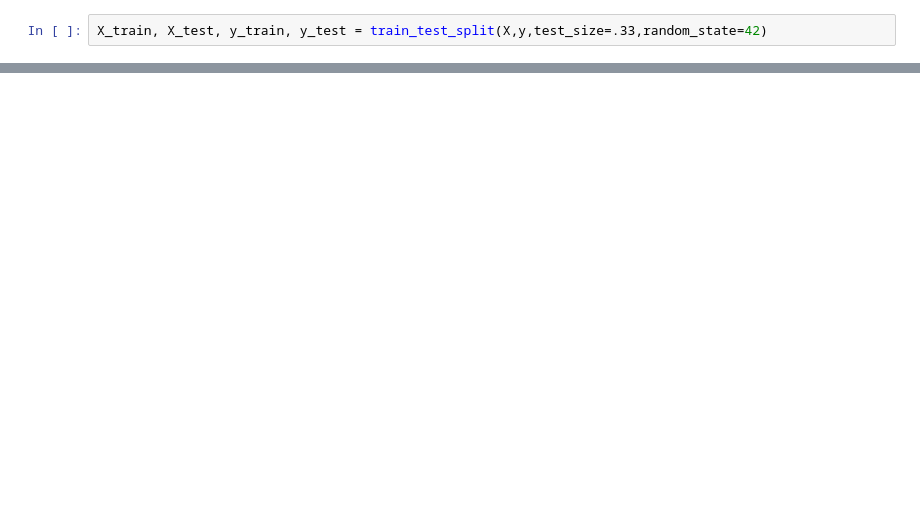
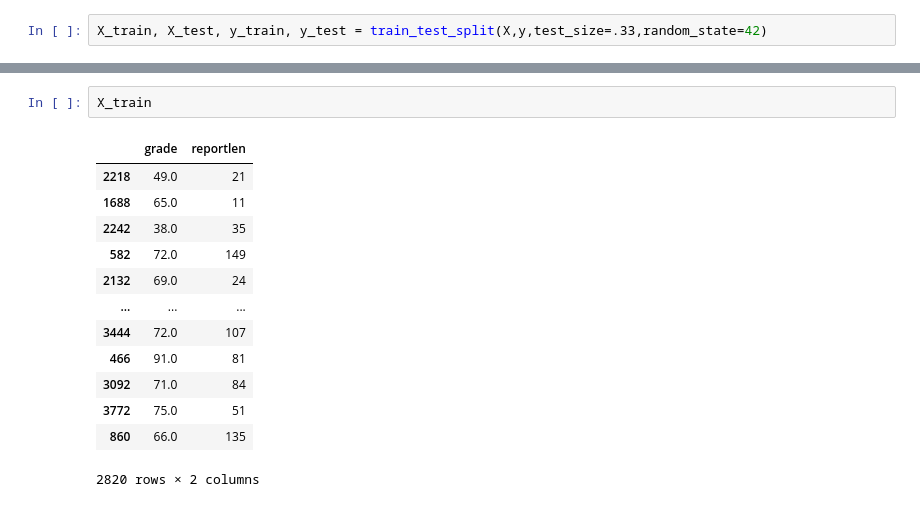
Before and after one commit to jpalgon/Draft_Scouting, a Jupyter notebook: Modeling.ipynb, the cells around one changed output, grey strips where cells are left out. Drawn from its saved outputs; the diff is of its cells as text; blank space fills up the shorter version.

```diff
--- a/Modeling.ipynb
+++ b/Modeling.ipynb
@@ -174,0 +151,16 @@ ValueError: Unknown label type: 'unknown'
+# %%
+X_train
+# %% [output]
+|  | grade | reportlen |
+| 2218 | 49.0 | 21 |
+| 1688 | 65.0 | 11 |
+| 2242 | 38.0 | 35 |
+| 582 | 72.0 | 149 |
+| 2132 | 69.0 | 24 |
+| ... | ... | ... |
+| 3444 | 72.0 | 107 |
+| 466 | 91.0 | 81 |
+| 3092 | 71.0 | 84 |
+| 3772 | 75.0 | 51 |
+| 860 | 66.0 | 135 |
+2820 rows × 2 columns
```
Also changed, not shown: parts of 32 cells of this notebook, 3 other files.
